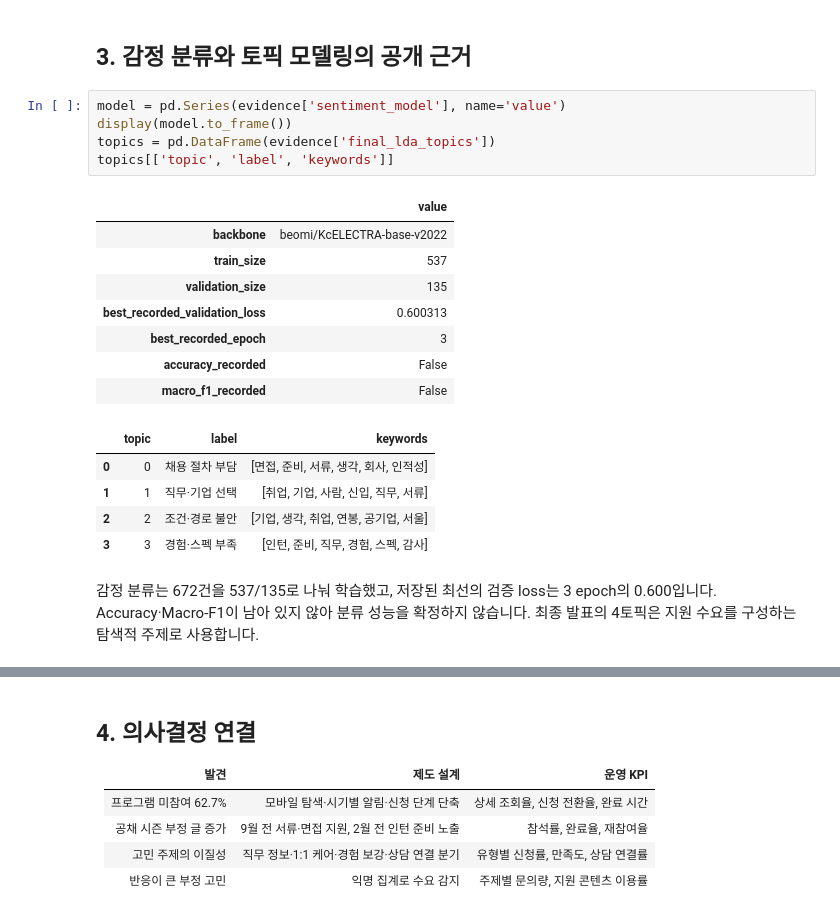
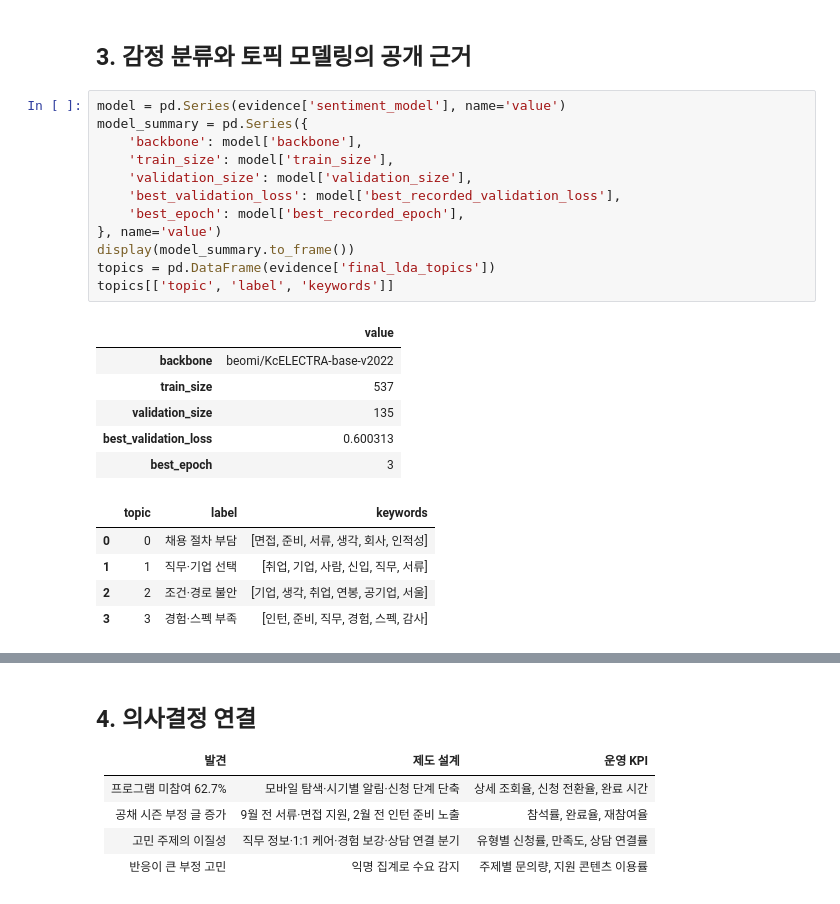
Before and after one commit to jinwon25/employment-readiness-text-mining, a Jupyter notebook: notebooks/portfolio_summary.ipynb, the cells around one changed output, grey strips where cells are left out. Drawn from its saved outputs; the diff is of its cells as text.

Commit message:
feat: strengthen sentiment model evidence

```diff
--- a/notebooks/portfolio_summary.ipynb
+++ b/notebooks/portfolio_summary.ipynb
@@ -86,22 +89,25 @@ t=2.202, p=0.031
 ## 3. 감정 분류와 토픽 모델링의 공개 근거
 # %%
 model = pd.Series(evidence['sentiment_model'], name='value')
-display(model.to_frame())
+model_summary = pd.Series({
+    'backbone': model['backbone'],
+    'train_size': model['train_size'],
+    'validation_size': model['validation_size'],
+    'best_validation_loss': model['best_recorded_validation_loss'],
+    'best_epoch': model['best_recorded_epoch'],
+}, name='value')
+display(model_summary.to_frame())
 topics = pd.DataFrame(evidence['final_lda_topics'])
 topics[['topic', 'label', 'keywords']]
 # %% [output]
 |  | value |
 | backbone | beomi/KcELECTRA-base-v2022 |
 | train_size | 537 |
 | validation_size | 135 |
-| best_recorded_validation_loss | 0.600313 |
-| best_recorded_epoch | 3 |
-| accuracy_recorded | False |
-| macro_f1_recorded | False |
+| best_validation_loss | 0.600313 |
+| best_epoch | 3 |
 |  | topic | label | keywords |
 | 0 | 0 | 채용 절차 부담 | [면접, 준비, 서류, 생각, 회사, 인적성] |
 | 1 | 1 | 직무·기업 선택 | [취업, 기업, 사람, 신입, 직무, 서류] |
 | 2 | 2 | 조건·경로 불안 | [기업, 생각, 취업, 연봉, 공기업, 서울] |
 | 3 | 3 | 경험·스펙 부족 | [인턴, 준비, 직무, 경험, 스펙, 감사] |
-# %% [markdown]
-감정 분류는 672건을 537/135로 나눠 학습했고, 저장된 최선의 검증 loss는 3 epoch의 0.600입니다. Accuracy·Macro-F1이 남아 있지 않아 분류 성능을 확정하지 않습니다. 최종 발표의 4토픽은 지원 수요를 구성하는 탐색적 주제로 사용합니다.
```
Also changed, not shown: parts of 4 cells of this notebook, 13 other files.
